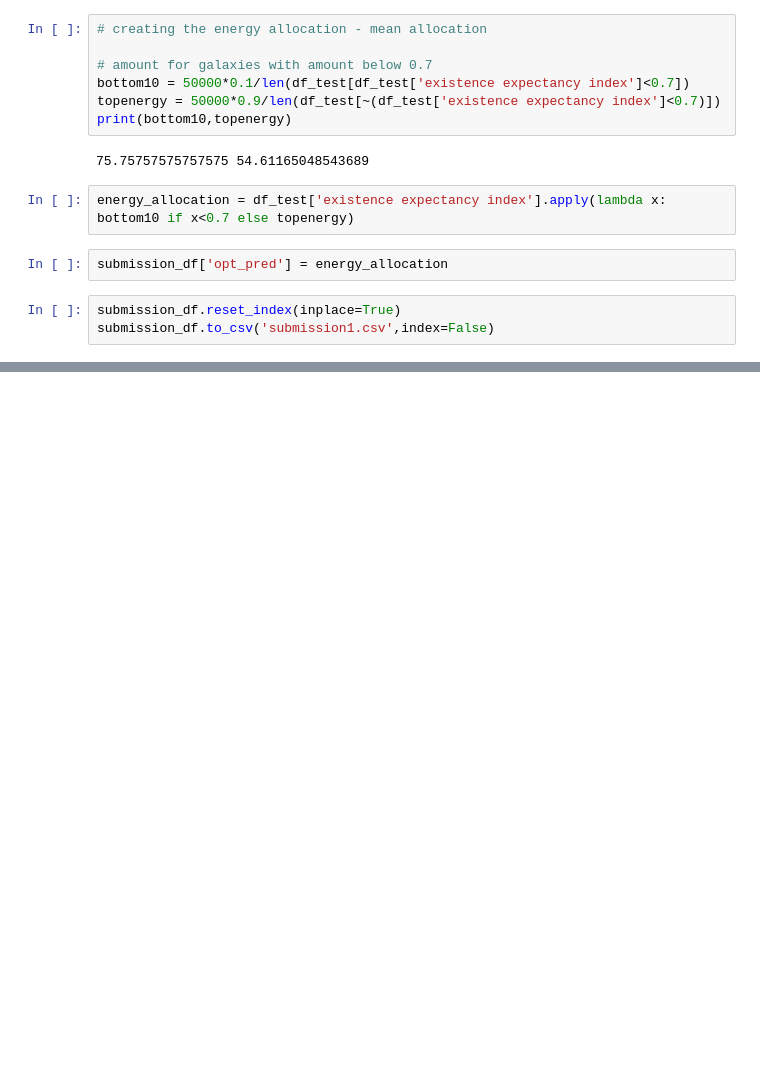
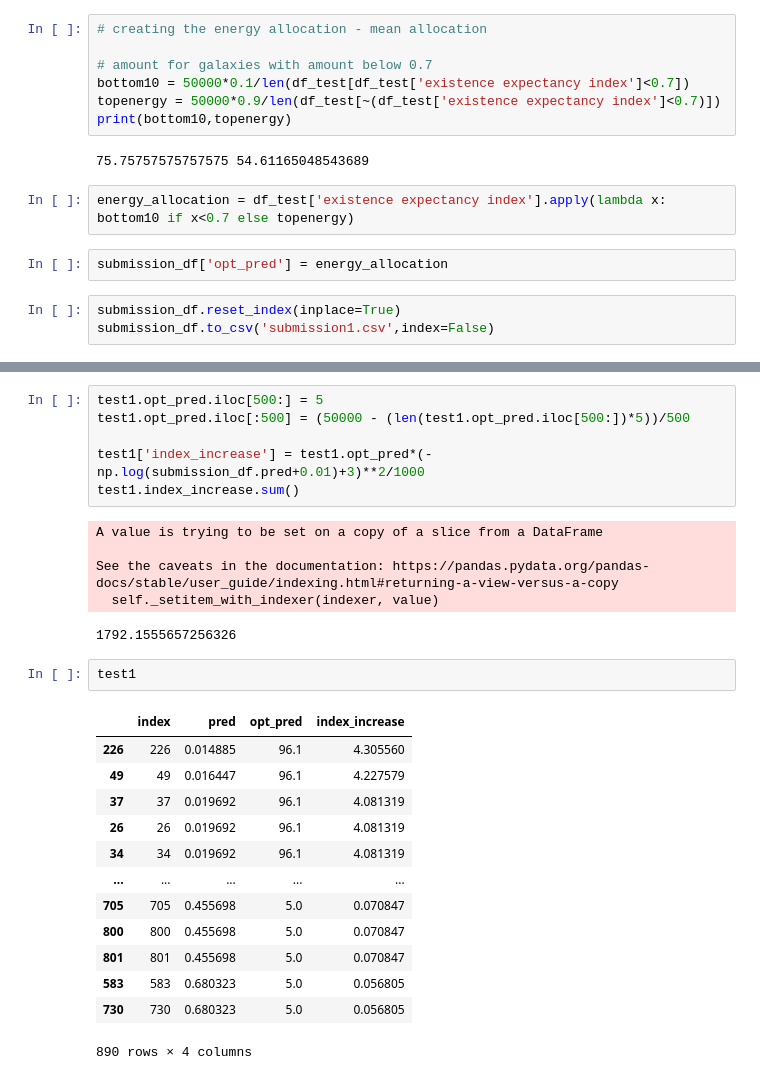
Before and after one commit to LukeBetham/PROHACK-OCISLY, a Jupyter notebook: Optimisation_Submission-Luke-Prohack.ipynb, the cells around one changed output, grey strips where cells are left out. Saved outputs shown, nothing was run; the diff lists cells and outputs as text; blank space fills up the shorter version.

```diff
--- a/Optimisation_Submission-Luke-Prohack.ipynb
+++ b/Optimisation_Submission-Luke-Prohack.ipynb
@@ -60,0 +117,28 @@ submission_df
+# %%
+test1.opt_pred.iloc[500:] = 5
+test1.opt_pred.iloc[:500] = (50000 - (len(test1.opt_pred.iloc[500:])*5))/500
+
+test1['index_increase'] = test1.opt_pred*(-np.log(submission_df.pred+0.01)+3)**2/1000
+test1.index_increase.sum()
+# %% [output]
+A value is trying to be set on a copy of a slice from a DataFrame
+
+See the caveats in the documentation: https://pandas.pydata.org/pandas-docs/stable/user_guide/indexing.html#returning-a-view-versus-a-copy
+  self._setitem_with_indexer(indexer, value)
+1792.1555657256326
+# %%
+test1
+# %% [output]
+|  | index | pred | opt_pred | index_increase |
+| 226 | 226 | 0.014885 | 96.1 | 4.305560 |
+| 49 | 49 | 0.016447 | 96.1 | 4.227579 |
+| 37 | 37 | 0.019692 | 96.1 | 4.081319 |
+| 26 | 26 | 0.019692 | 96.1 | 4.081319 |
+| 34 | 34 | 0.019692 | 96.1 | 4.081319 |
+| ... | ... | ... | ... | ... |
+| 705 | 705 | 0.455698 | 5.0 | 0.070847 |
+| 800 | 800 | 0.455698 | 5.0 | 0.070847 |
+| 801 | 801 | 0.455698 | 5.0 | 0.070847 |
+| 583 | 583 | 0.680323 | 5.0 | 0.056805 |
+| 730 | 730 | 0.680323 | 5.0 | 0.056805 |
+890 rows × 4 columns
```
Also changed, not shown: parts of 11 cells of this notebook, 2 other files.
